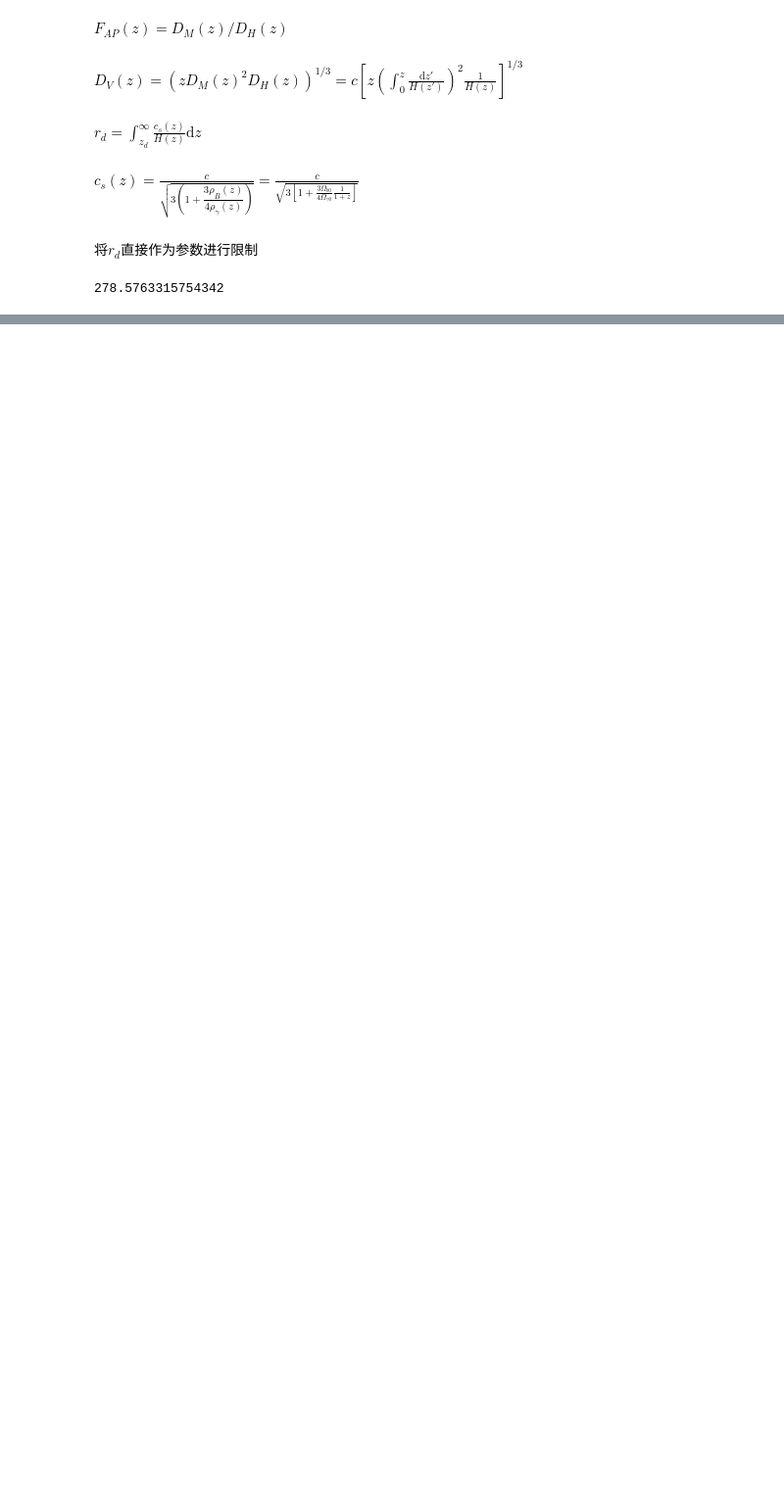
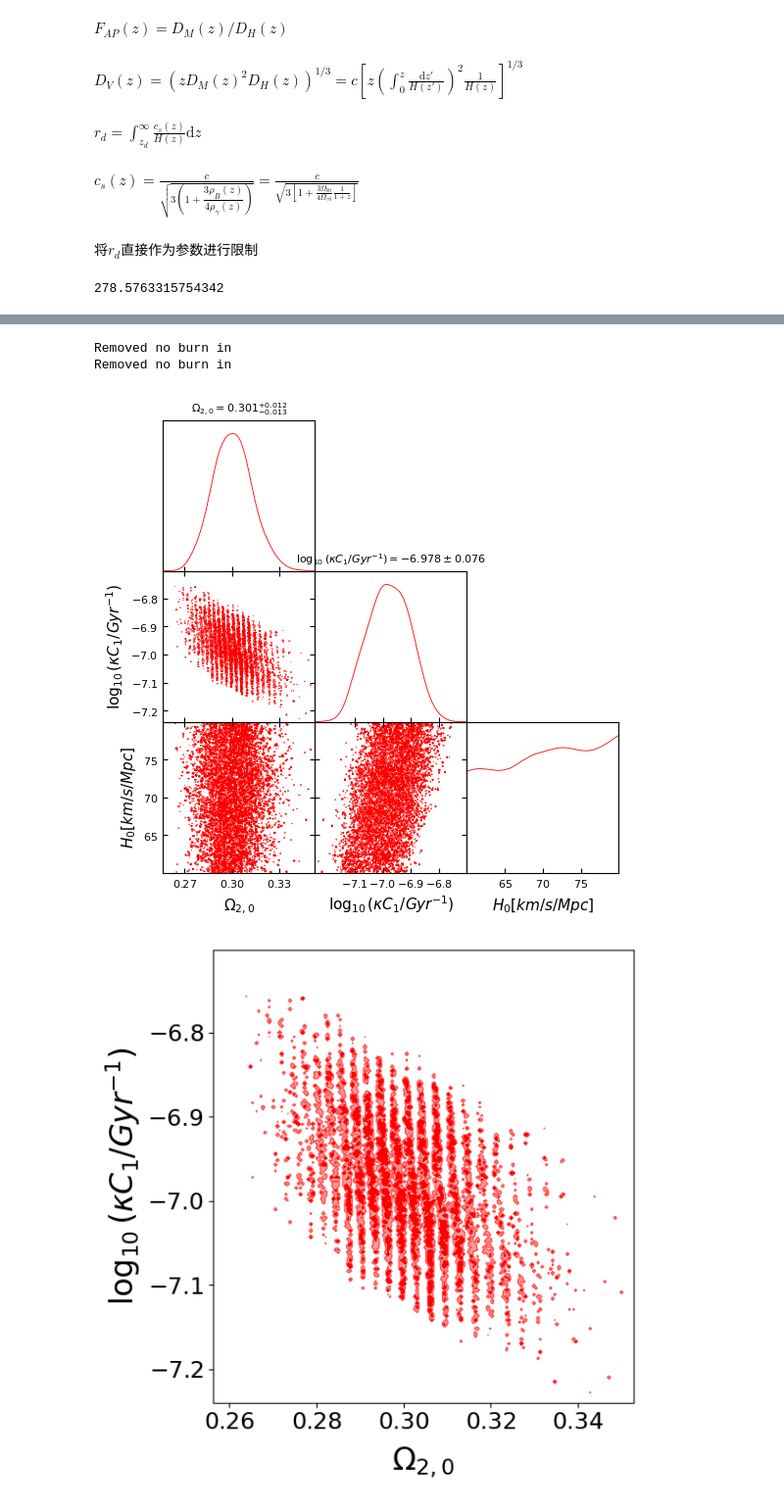
Before and after one commit to kaltsit33/IDM, a Jupyter notebook: BAO/test.ipynb, the cells around one changed output, grey strips where cells are left out. Shown at 98% size. Drawn from its saved outputs; the diff is of its cells as text; code cells hidden in the pictures; blank space fills up the shorter version.

```diff
--- a/BAO/test.ipynb
+++ b/BAO/test.ipynb
@@ -107,3 +107,11 @@ def chi_square(log_kC1, O20, H0, rd):
 chi_square(0, 0.4, 70, 147.78)
 # %% [output]
 278.5763315754342
+# %%
+import multiprocessing as mp
+from fixed import main
+
+if __name__ == '__main__':
+    mp.freeze_support()
+    main()
+# %% [output]
@@ -109,0 +130,4 @@ chi_square(0, 0.4, 70, 147.78)
+Removed no burn in
+Removed no burn in
+[figure, added]
+[figure, added]
```
Also changed, not shown: parts of 1 cell of this notebook, 16 other files.
